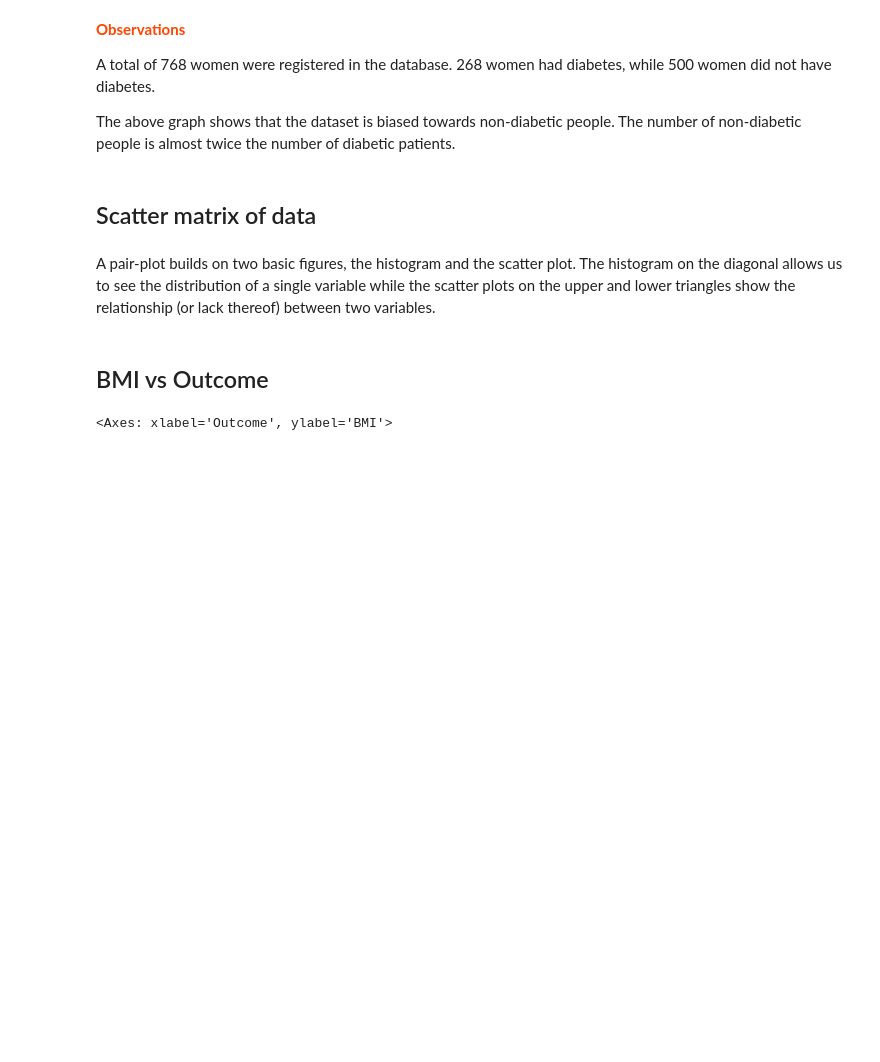
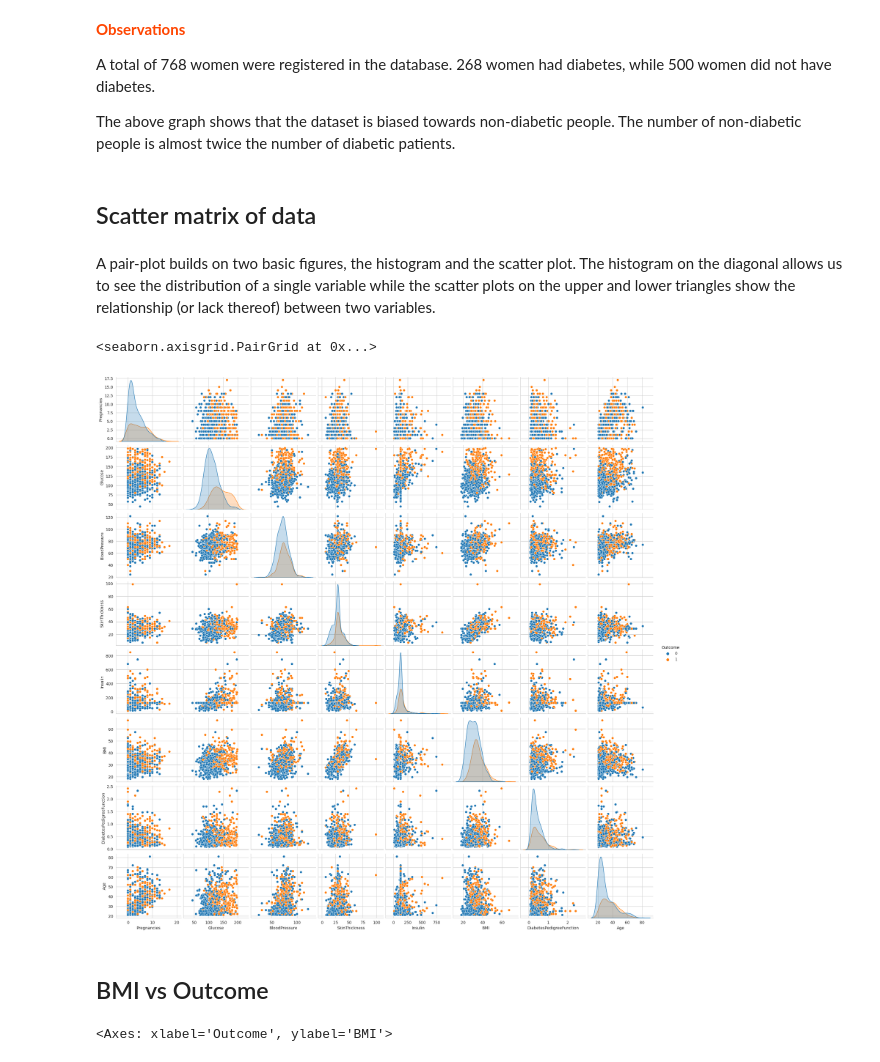
Before and after one commit to Yamunachowdary14/fmmllab-1, a Jupyter notebook: Mod3_project.ipynb, the cells around one changed output. Drawn from its saved outputs; the diff is of its cells as text; code cells hidden in the pictures; blank space fills up the shorter version.

```diff
--- a/Mod3_project.ipynb
+++ b/Mod3_project.ipynb
@@ -160,6 +166,11 @@ The above graph shows that the dataset is biased towards non-diabetic people. Th
 A pair-plot builds on two basic figures, the histogram and the scatter plot. The histogram on the diagonal allows us to see the distribution of a single variable while the scatter plots on the upper and lower triangles show the relationship (or lack thereof) between two variables.
 # %%
 ## TASK-2: Display a pairplot using Seaborn for the diabetes dataset, with the 'outcome' as the hue.
+# %%
+sns.pairplot(diabetes_data,hue='Outcome')
+# %% [output]
+<seaborn.axisgrid.PairGrid at 0x...>
+[figure, added]
 # %% [markdown]
 ## BMI vs Outcome
 # %%
```
Also changed, not shown: parts of 8 cells of this notebook.
